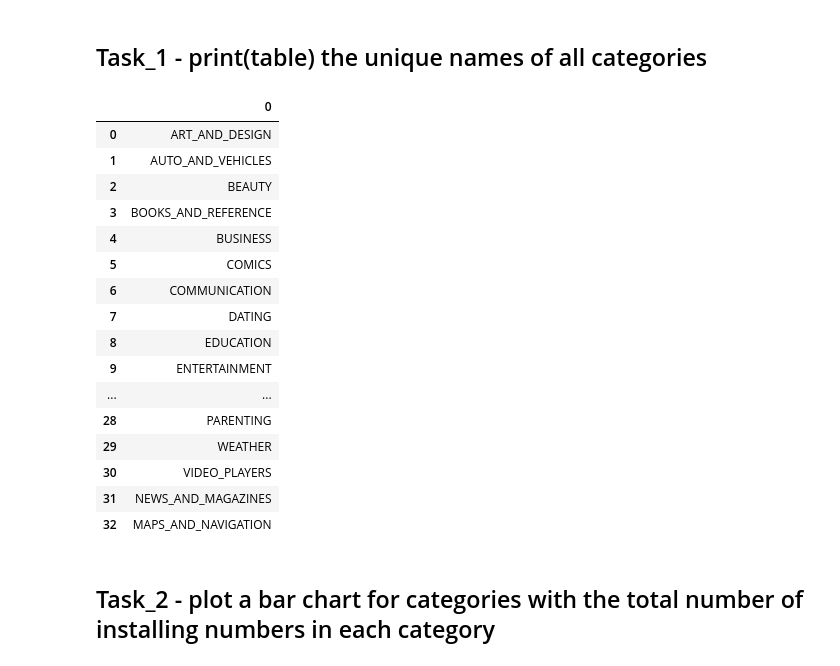
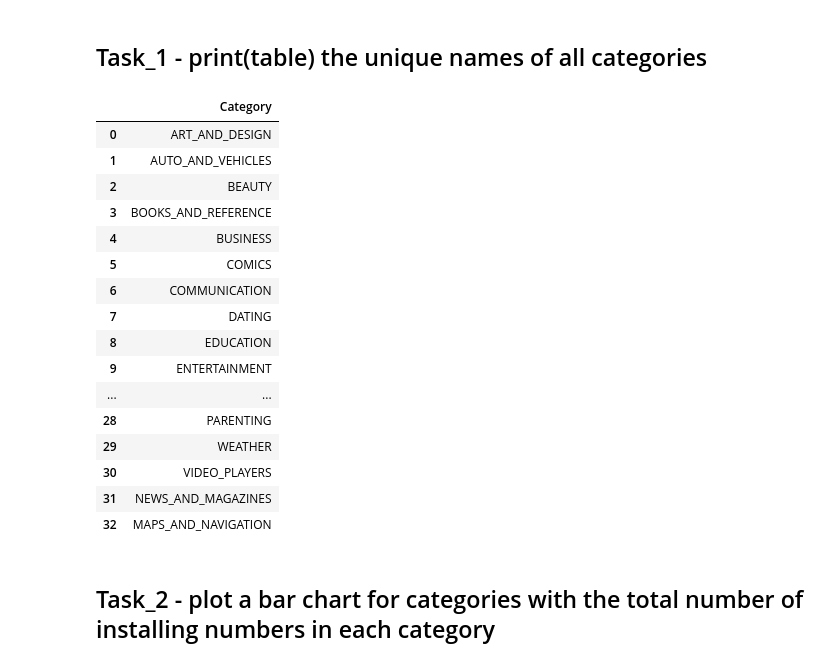
Before and after one commit to onurer87/data-5---team-4, a Jupyter notebook: Stage_2/Week_2/week_2.ipynb, the cells around one changed output. Drawn from its saved outputs; the diff is of its cells as text; code cells hidden in the pictures.

```diff
--- a/Stage_2/Week_2/week_2.ipynb
+++ b/Stage_2/Week_2/week_2.ipynb
@@ -17,9 +17,9 @@ Mounted at /content/drive
 # %% [markdown]
 ## Task_1 - print(table) the unique names of all categories
 # %%
-pd.DataFrame(df['Category'].unique())
+pd.DataFrame(df['Category'].unique(), columns=['Category'])
 # %% [output]
-|  | 0 |
+|  | Category |
 | 0 | ART_AND_DESIGN |
 | 1 | AUTO_AND_VEHICLES |
 | 2 | BEAUTY |
```
